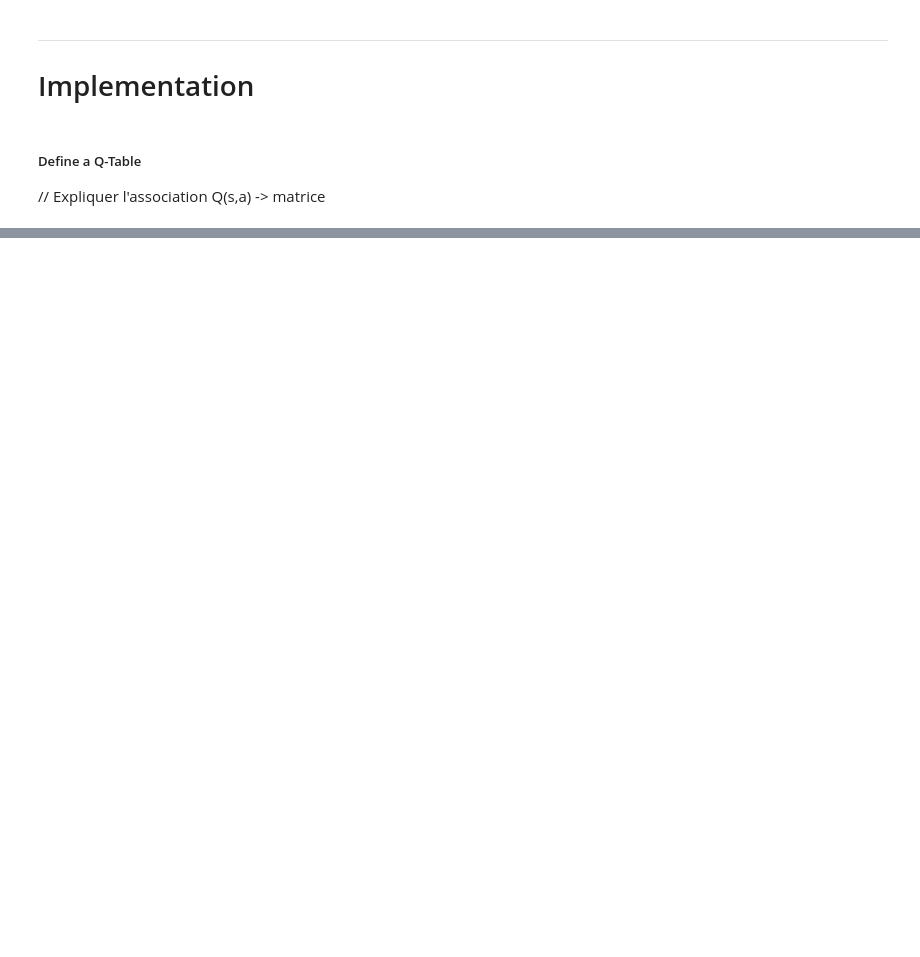
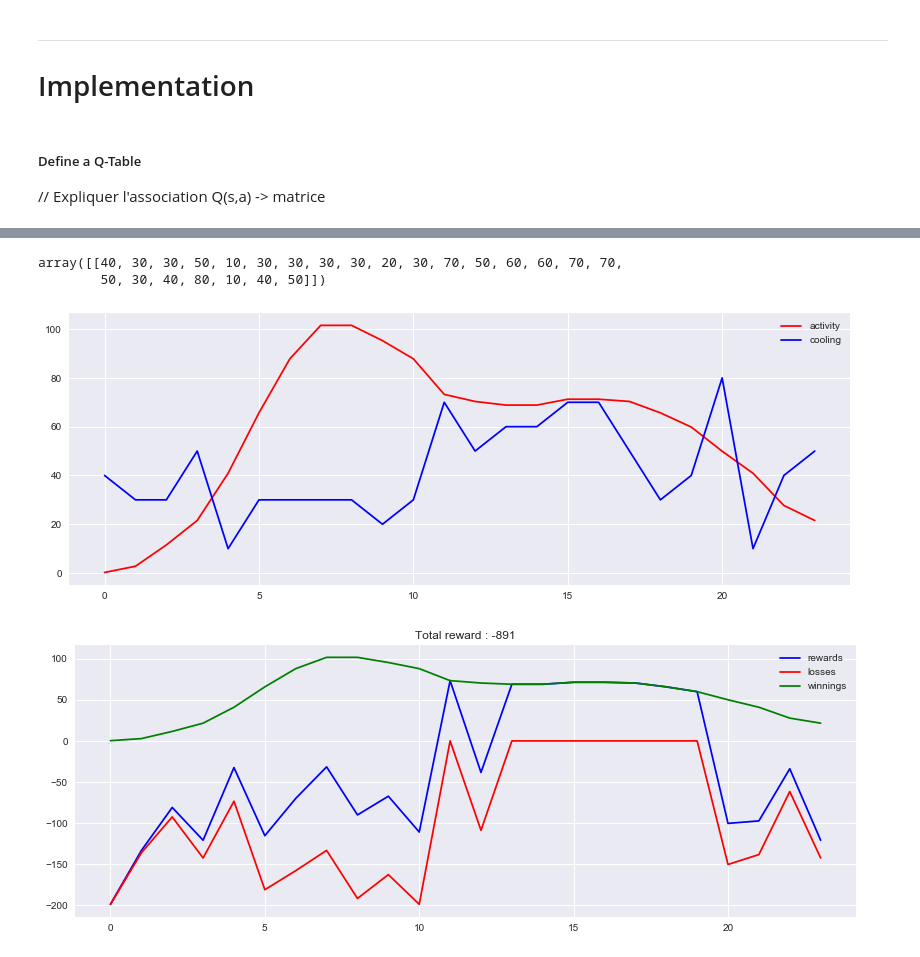
Before and after one commit to TheoLvs/machine-learning, a Jupyter notebook: 2. Reinforcement Learning/4. Reinforcement Learning - Q Learning.ipynb, the cells around one changed output, grey strips where cells are left out. Cells and saved outputs as stored; diff of their text form; code cells hidden in the pictures; blank space fills up the shorter version.

```diff
--- a/2. Reinforcement Learning/4. Reinforcement Learning - Q Learning.ipynb
+++ b/2. Reinforcement Learning/4. Reinforcement Learning - Q Learning.ipynb
@@ -238,0 +422,2 @@ env.render()
+# %%
+model_temp,r,env = run_episode_deep(env,model,episode_number=200,verbose = True)
@@ -238,0 +442,10 @@ env.render()
+# %%
+env.cooling
+# %% [output]
+array([[40, 30, 30, 50, 10, 30, 30, 30, 30, 20, 30, 70, 50, 60, 60, 70, 70,
+        50, 30, 40, 80, 10, 40, 50]])
+# %%
+env.render()
+# %% [output]
+[figure, added]
+[figure, added]
```
Also changed, not shown: parts of 24 cells of this notebook.
